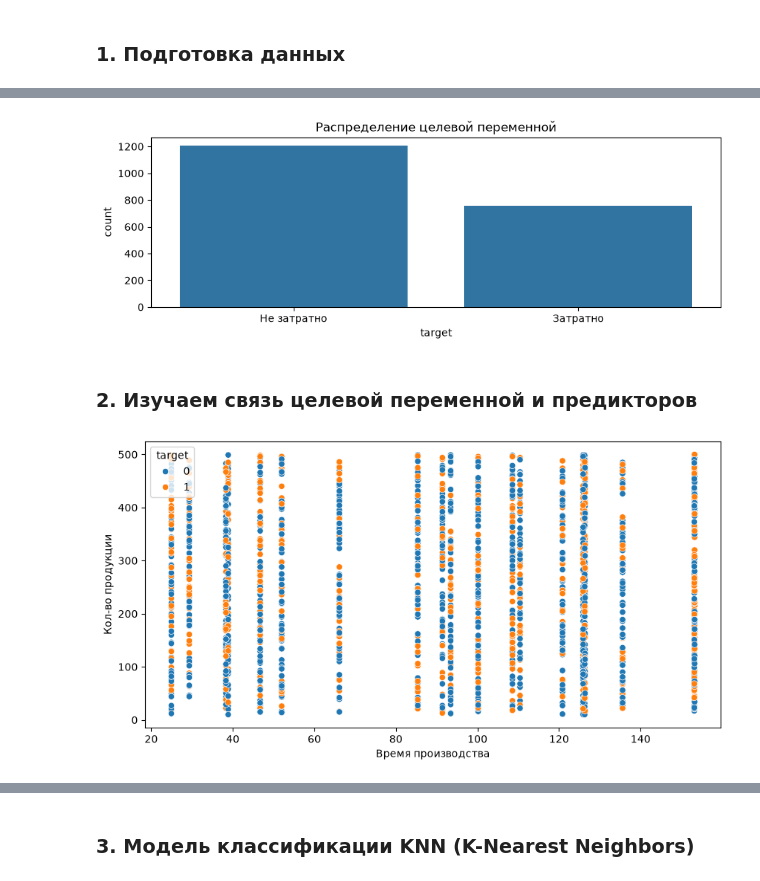
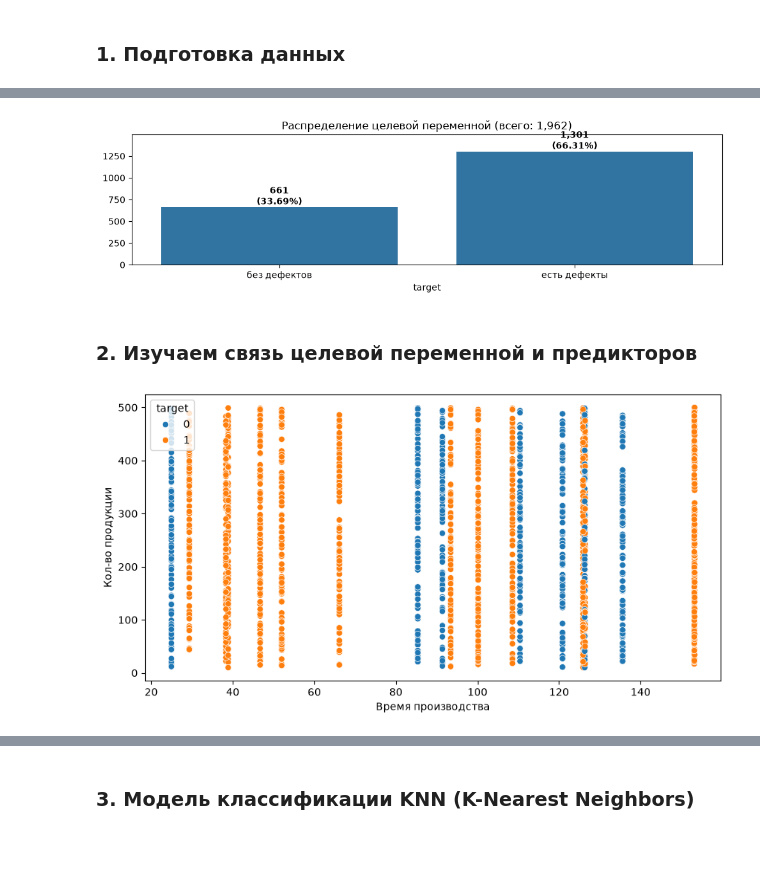
Before and after one commit to mihaniky/AI_Architect_3_1_4_Classification, a Jupyter notebook: AI_Architect_3_1_4_Classification.ipynb, the cells around one changed output, grey strips where cells are left out. Saved outputs shown, nothing was run; the diff lists cells and outputs as text; code cells hidden in the pictures; blank space fills up the shorter version.

```diff
--- a/AI_Architect_3_1_4_Classification.ipynb
+++ b/AI_Architect_3_1_4_Classification.ipynb
@@ -164,7 +164,7 @@ df.head()
 # %% [markdown]
 ### 1. Подготовка данных ###
 # %%
-# target = is_cost_high (затратно/незатратно)
-df['target'] = np.where(df["is_cost_high"] == 1, 1, 0)
-df.head()
+# target = has_defects (без_дефектов/есть_дефекты)
+df['target'] = np.where(df["has_defects"] == 1, 1, 0)
+df["target"].value_counts()
 # %% [output]
@@ -177,12 +175,32 @@ df.head()
 # %%
-fig, ax = plt.subplots(1,1, figsize = (10,3))
-sns.barplot(df['target'].value_counts())
-ax.set_title(f'Распределение целевой переменной')
+# fig, ax = plt.subplots(1,1, figsize = (10,3))
+# sns.barplot(df['target'].value_counts())
+# ax.set_title(f'Распределение целевой переменной')
+# ax.xaxis.set_ticks(range(2))
+# ax.set_xticklabels(["без дефектов", "есть дефекты"])
+# plt.show()
+fig, ax = plt.subplots(1, 1, figsize=(10, 3))
+counts = df["target"].value_counts().sort_index()
+total = counts.sum()
+percentages = counts / total * 100
+sns.barplot(x=counts.index, y=counts.values, ax=ax)
+# Подписи на столбцах: количество + процент
+for i, (count, pct) in enumerate(zip(counts.values, percentages.values)):
+    ax.text(
+        i, count,
+        f"{count:,}\n({pct:.2f}%)",
+        ha="center", va="bottom",
+        fontsize=10, fontweight="bold",
+    )
+# Заголовок с общим количеством
+ax.set_title(f"Распределение целевой переменной (всего: {total:,})")
 ax.xaxis.set_ticks(range(2))
-ax.set_xticklabels(["Не затратно", "Затратно"])
+ax.set_xticklabels(["без дефектов", "есть дефекты"])
+ax.set_ylim(0, counts.max() * 1.15)
+plt.tight_layout()
 plt.show()
 # %% [output]
-[figure, old version]
+[figure, new version]
 # %% [markdown]
 ### 2. Изучаем связь целевой переменной и предикторов ###
 # %%
@@ -190,6 +208,7 @@ plt.show()
 # standard_cost, unit_price - нельзя т.к. напрямую рассчитывают таргет!
 target_col = ["target"]
 features_col = ["prod_minutes", "quantity"]
+# features_col = ["prod_minutes", "quantity", "standard_cost", "unit_price"]
 # features_col = ["prod_minutes", "quantity", "top_defect_count", "top_employee_hours"]
 
 fig, ax = plt.subplots(1,1, figsize = (10, 5))
@@ -198,4 +217,4 @@ ax.set_xlabel("Время производства")
 ax.set_ylabel("Кол-во продукции")
 plt.show()
 # %% [output]
-[figure, old version]
+[figure, new version]
```
Also changed, not shown: parts of 9 cells of this notebook.
